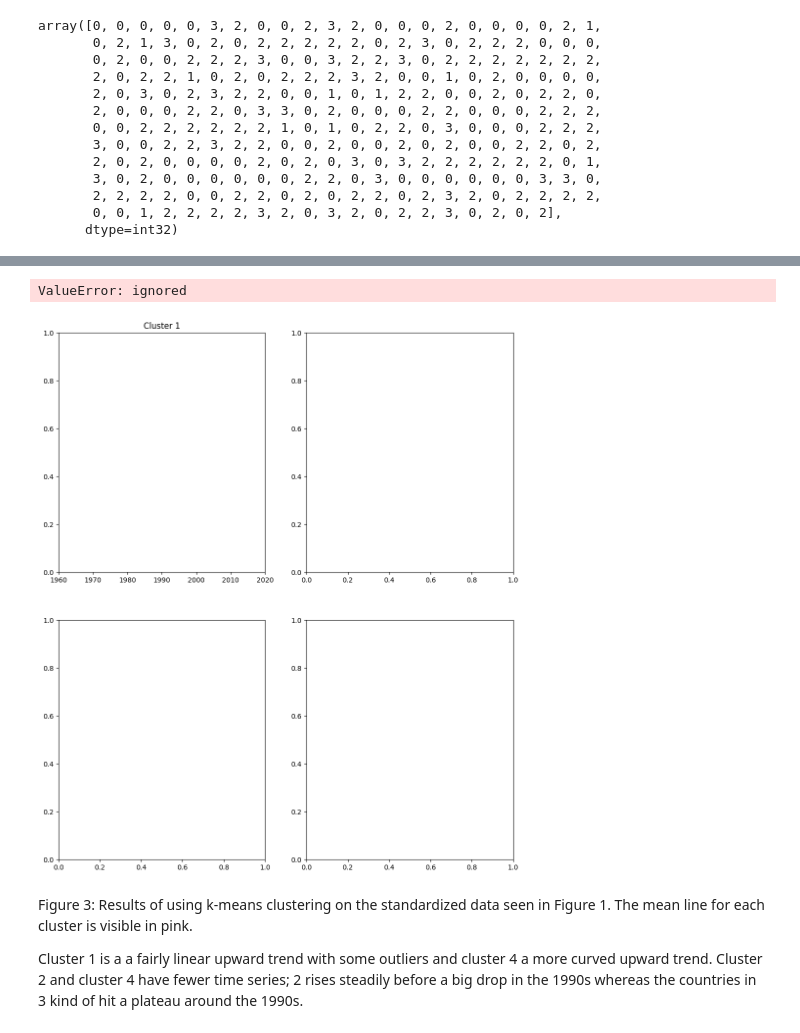
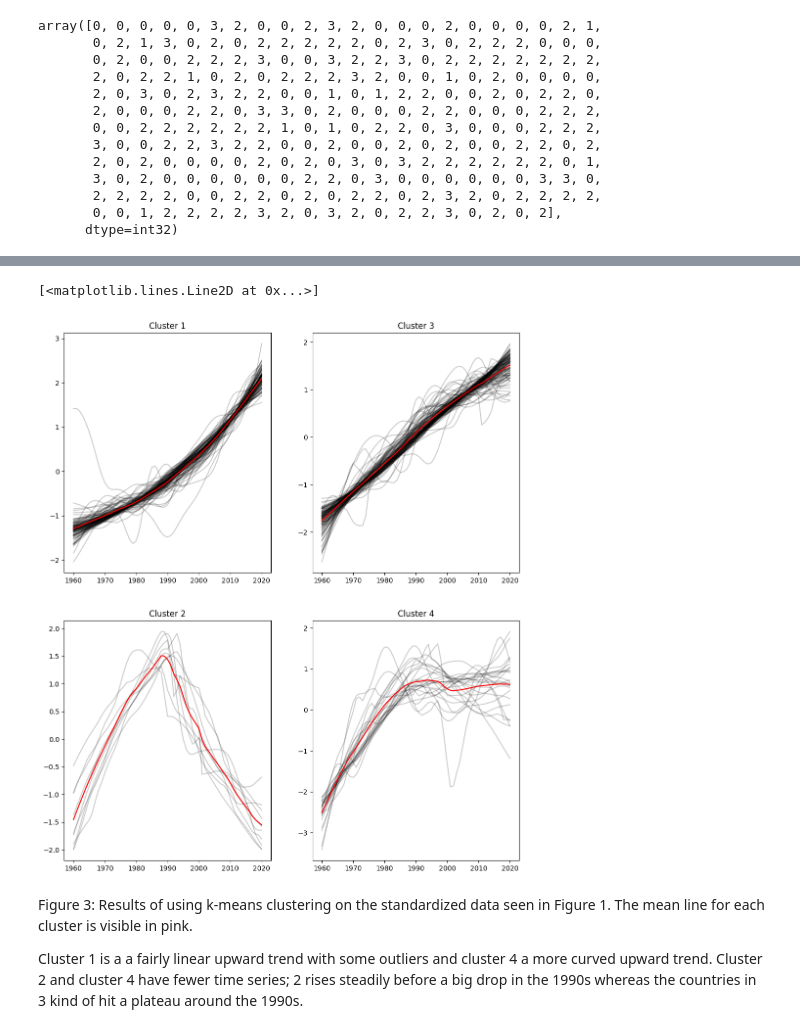
Before and after one commit to FrancescoZanni/MLPNS_FZanni, a Jupyter notebook: TimeSeriesClustering.ipynb, the cells around one changed output, grey strips where cells are left out. Drawn from its saved outputs; the diff is of its cells as text; code cells hidden in the pictures.

```diff
--- a/TimeSeriesClustering.ipynb
+++ b/TimeSeriesClustering.ipynb
@@ -275,33 +281,33 @@ c = model.cluster_centers_
 # %%
 fig,ax = pl.subplots(2,2, figsize=(12,14))
 
 ax[0,0].set_title("Cluster 1")
 ax[0,0].set_xticks(range(0,70,10))
 ax[0,0].set_xticklabels(["%d"%i for i in range(1960, 2030, 10)]);
-ax[0,0].plot(pop_standard[model.labels_[1] == 0].T, "k", alpha=0.2);
-ax[0,0].plot(c[0][0], color="hotpink")
+ax[0,0].plot(pop_standard[model.labels_ == 0].T, "k", alpha=0.2);
+ax[0,0].plot(c[0][:], color="red")
 
-ax[1,0].set_title("Cluster 1")
+ax[1,0].set_title("Cluster 2")
 ax[1,0].set_xticks(range(0,70,10))
 ax[1,0].set_xticklabels(["%d"%i for i in range(1960, 2030, 10)]);
-ax[1,0].plot(pop_standard[model.label_[1] == 0].T, "k", alpha=0.2);
-ax[1,0].plot(c[0][0], color="hotpink")
+ax[1,0].plot(pop_standard[model.labels_ == 1].T, "k", alpha=0.2);
+ax[1,0].plot(c[1][:], color="red")
 
-ax[0,1].set_title("Cluster 1")
+ax[0,1].set_title("Cluster 3")
 ax[0,1].set_xticks(range(0,70,10))
 ax[0,1].set_xticklabels(["%d"%i for i in range(1960, 2030, 10)]);
-ax[0,1].plot(pop_standard[model.label_[1] == 0].T, "k", alpha=0.2);
-ax[0,1].plot(c[0][0], color="hotpink")
+ax[0,1].plot(pop_standard[model.labels_ == 2].T, "k", alpha=0.2);
+ax[0,1].plot(c[2][:], color="red")
 
-ax[1,1].set_title("Cluster 1")
+ax[1,1].set_title("Cluster 4")
 ax[1,1].set_xticks(range(0,70,10))
 ax[1,1].set_xticklabels(["%d"%i for i in range(1960, 2030, 10)]);
-ax[1,1].plot(pop_standard[model.label_[1] == 0].T, "k", alpha=0.2);
-ax[1,1].plot(c[0][0], color="hotpink")
+ax[1,1].plot(pop_standard[model.labels_ == 3].T, "k", alpha=0.2);
+ax[1,1].plot(c[3][:], color="red")
 #... try tp reproduce the plot below; one plot per cluster, with the centroid overplotted
 # %% [output]
-ValueError: ignored
+[<matplotlib.lines.Line2D at 0x...>]
-[figure, old version]
+[figure, new version]
 # %% [markdown]
 Figure 3: Results of using k-means clustering on the standardized data seen in Figure 1. The mean line for each cluster is visible in pink.
 
```
Also changed, not shown: parts of 5 cells of this notebook.
